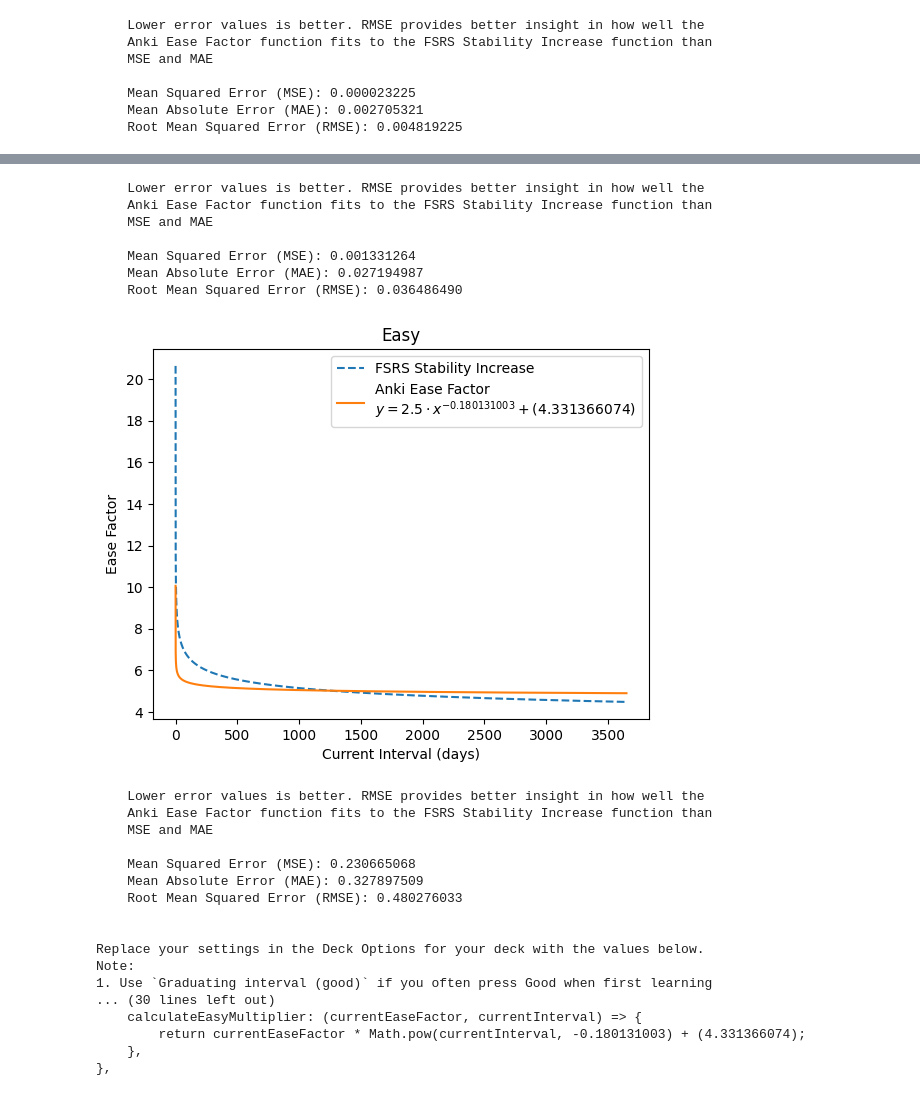
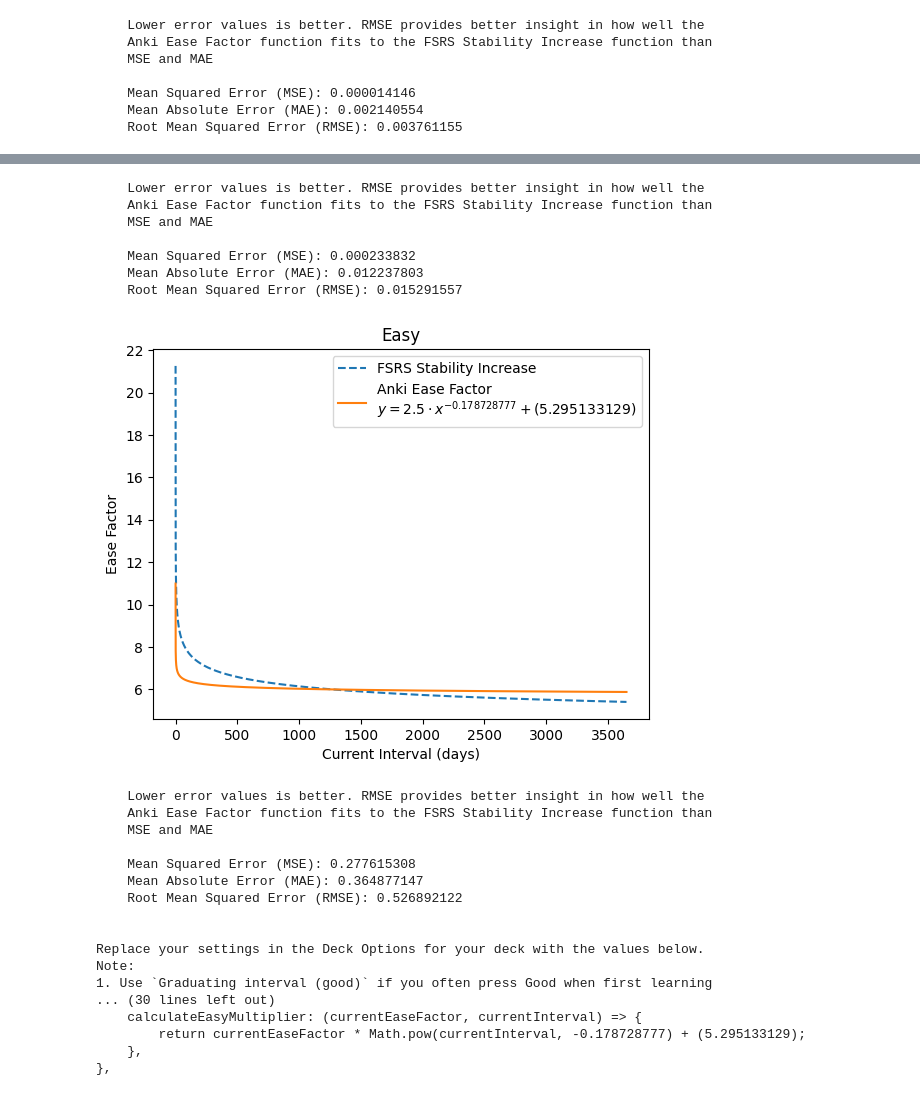
Before and after one commit to kuroahna/anki_srs_kai, a Jupyter notebook: fsrs_to_sm2.ipynb, the cells around one changed output, grey strips where cells are left out. Cells and saved outputs as stored; diff of their text form; code cells hidden in the pictures.

```diff
--- a/fsrs_to_sm2.ipynb
+++ b/fsrs_to_sm2.ipynb
@@ -3,7 +11,7 @@
 # %%
-# Replace w with your optimized parameters
-w = [0.5614, 1.2546, 3.5878, 7.9731, 5.1043, 1.1303, 0.823, 0.0465, 1.629, 0.135, 1.0045, 2.132, 0.0839, 0.3204, 1.3547, 0.219, 2.7849]
+# Replace with your optimized parameters
+parameters = [0.40255, 1.18385, 3.173, 15.69105, 7.1949, 0.5345, 1.4604, 0.0046, 1.54575, 0.1192, 1.01925, 1.9395, 0.11, 0.29605, 2.2698, 0.2315, 2.9898, 0.51655, 0.6621]
 # Set this to the same value as the Starting Ease in your deck
 starting_ease = 2.5
 # Replace with your desired retention
-request_retention = 0.90
+desired_retention = 0.90
@@ -19,13 +31,11 @@ import matplotlib.pyplot as plt
 import numpy as np
 
 
-f = fsrs.FSRS()
-f.p.request_retention = request_retention
-f.p.maximum_interval = 1_000_000
-f.p.w = w
-card = fsrs.Card()
-scheduling_cards = fsrs.models.SchedulingCards(card)
-f.init_ds(scheduling_cards)
+scheduler = fsrs.Scheduler(
+    parameters = parameters,
+    desired_retention = desired_retention,
+    maximum_interval = 1_000_000,
+)
 
 
 def fsrs_stability_increase(
@@ -35,7 +45,7 @@ def fsrs_stability_increase(
     rating: fsrs.Rating
 ):
     return [
-        f.next_recall_stability(difficulty, x, retrievability, rating) / x
+        scheduler._next_recall_stability(difficulty, x, retrievability, rating) / x
         for x in x_data
     ]
 
@@ -51,22 +61,13 @@ x_data = np.linspace(0.01, 3650, 100000)
 
 def fit_data(
     x_data: List[float],
-    scheduling_cards: fsrs.models.SchedulingCards,
     rating: fsrs.Rating
 ):
     # Set retrievability to 0.90 because when converting to Anki SM-2, we need
     # to assume that the intervals have 90% retrievability
-    if fsrs.Rating.Again == rating:
-        difficulty = scheduling_cards.again.difficulty
-    elif fsrs.Rating.Hard == rating:
-        difficulty = scheduling_cards.hard.difficulty
-    elif fsrs.Rating.Good == rating:
-        difficulty = scheduling_cards.good.difficulty
-    elif fsrs.Rating.Easy == rating:
-        difficulty = scheduling_cards.easy.difficulty
-    else:
-        raise Exception(f"Unknown rating {rating}")
-    y_data = fsrs_stability_increase(x_data, difficulty, 0.9, rating)
+    retrievability = 0.90
+    difficulty = scheduler._initial_difficulty(rating)
+    y_data = fsrs_stability_increase(x_data, difficulty, retrievability, rating)
     params, _ = curve_fit(anki_ease_factor, x_data, y_data)
 
     y_approx = anki_ease_factor(x_data, *params)
@@ -77,9 +78,9 @@ def fit_data(
     return (params, y_data, y_approx, mse, mae, rmse)
 
 
-hard_params, hard_y_data, hard_y_approx, hard_mse, hard_mae, hard_rmse = fit_data(x_data, scheduling_cards, fsrs.Rating.Hard)
-good_params, good_y_data, good_y_approx, good_mse, good_mae, good_rmse = fit_data(x_data, scheduling_cards, fsrs.Rating.Good)
-easy_params, easy_y_data, easy_y_approx, easy_mse, easy_mae, easy_rmse = fit_data(x_data, scheduling_cards, fsrs.Rating.Easy)
+hard_params, hard_y_data, hard_y_approx, hard_mse, hard_mae, hard_rmse = fit_data(x_data, fsrs.Rating.Hard)
+good_params, good_y_data, good_y_approx, good_mse, good_mae, good_rmse = fit_data(x_data, fsrs.Rating.Good)
+easy_params, easy_y_data, easy_y_approx, easy_mse, easy_mae, easy_rmse = fit_data(x_data, fsrs.Rating.Easy)
 
 
 def plot_data(title: str, x_data: List[float], y_data: List[float], y_approx: List[float], params: List[float], mse: float, mae: float, rmse: float):
@@ -109,14 +110,14 @@ plot_data("Hard", x_data, hard_y_data, hard_y_approx, hard_params, hard_mse, har
 plot_data("Good", x_data, good_y_data, good_y_approx, good_params, good_mse, good_mae, good_rmse)
 plot_data("Easy", x_data, easy_y_data, easy_y_approx, easy_params, easy_mse, easy_mae, easy_rmse)
 
-copy_f = copy.deepcopy(f)
-copy_f.p.maximum_interval = f.p.maximum_interval * 2
-interval_modifier = copy_f.next_interval(f.p.maximum_interval) / f.p.maximum_interval
+copy_scheduler = copy.deepcopy(scheduler)
+copy_scheduler.maximum_interval = scheduler.maximum_interval * 2
+interval_modifier = copy_scheduler._next_interval(scheduler.maximum_interval) / scheduler.maximum_interval
 
-graduating_interval_again = scheduling_cards.again.stability * interval_modifier
-graduating_interval_hard = scheduling_cards.hard.stability * interval_modifier
-graduating_interval_good = scheduling_cards.good.stability * interval_modifier
-easy_interval = scheduling_cards.easy.stability * interval_modifier
+graduating_interval_again = scheduler._initial_stability(fsrs.Rating.Again) * interval_modifier
+graduating_interval_hard = scheduler._initial_stability(fsrs.Rating.Hard) * interval_modifier
+graduating_interval_good = scheduler._initial_stability(fsrs.Rating.Good) * interval_modifier
+easy_interval = scheduler._initial_stability(fsrs.Rating.Easy) * interval_modifier
 print(f"""
 Replace your settings in the Deck Options for your deck with the values below.
 Note:
@@ -163,6 +164,6 @@ scheduler: {{
     Anki Ease Factor function fits to the FSRS Stability Increase function than
     MSE and MAE
 
-    Mean Squared Error (MSE): 0.000023225
-    Mean Absolute Error (MAE): 0.002705321
-    Root Mean Squared Error (RMSE): 0.004819225
+    Mean Squared Error (MSE): 0.000014146
+    Mean Absolute Error (MAE): 0.002140554
+    Root Mean Squared Error (RMSE): 0.003761155
@@ -170,18 +171,18 @@ scheduler: {{
     Lower error values is better. RMSE provides better insight in how well the
     Anki Ease Factor function fits to the FSRS Stability Increase function than
     MSE and MAE
 
-    Mean Squared Error (MSE): 0.001331264
-    Mean Absolute Error (MAE): 0.027194987
-    Root Mean Squared Error (RMSE): 0.036486490
+    Mean Squared Error (MSE): 0.000233832
+    Mean Absolute Error (MAE): 0.012237803
+    Root Mean Squared Error (RMSE): 0.015291557
-[figure, old version]
+[figure, new version]
     Lower error values is better. RMSE provides better insight in how well the
     Anki Ease Factor function fits to the FSRS Stability Increase function than
     MSE and MAE
 
-    Mean Squared Error (MSE): 0.230665068
-    Mean Absolute Error (MAE): 0.327897509
-    Root Mean Squared Error (RMSE): 0.480276033
+    Mean Squared Error (MSE): 0.277615308
+    Mean Absolute Error (MAE): 0.364877147
+    Root Mean Squared Error (RMSE): 0.526892122
 
 
 Replace your settings in the Deck Options for your deck with the values below.
@@ -189,6 +190,6 @@ Note:
 1. Use `Graduating interval (good)` if you often press Good when first learning
 ... (30 lines left out)
     calculateEasyMultiplier: (currentEaseFactor, currentInterval) => {
-        return currentEaseFactor * Math.pow(currentInterval, -0.180131003) + (4.331366074);
+        return currentEaseFactor * Math.pow(currentInterval, -0.178728777) + (5.295133129);
     },
 },
```
Also changed, not shown: parts of 5 cells of this notebook.
